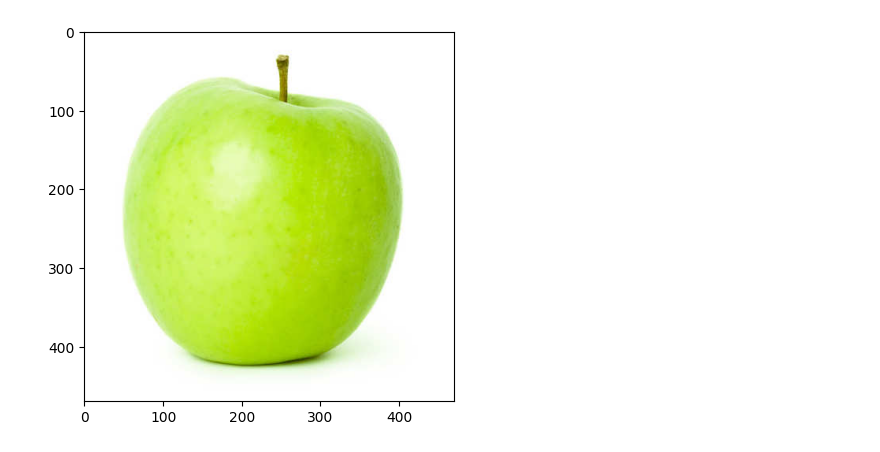
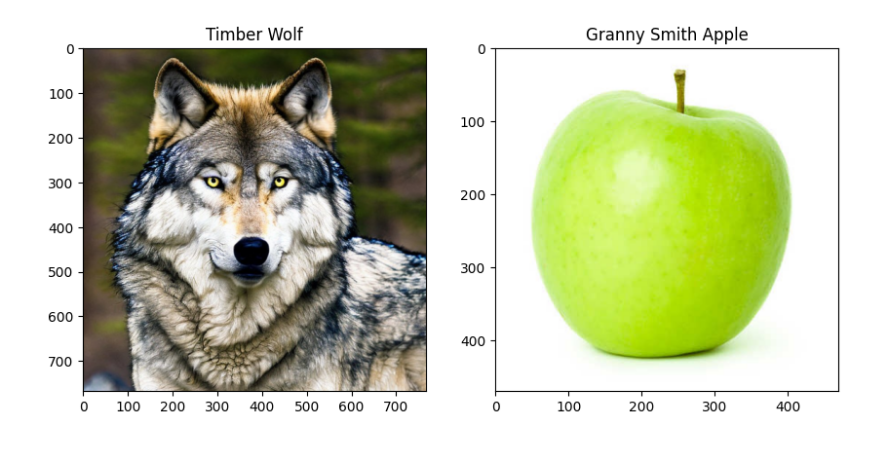
Before and after one commit to MurphLaws/BadApples, a Jupyter notebook: ImageNet.ipynb, the cells around one changed output. Saved outputs shown, nothing was run; the diff lists cells and outputs as text; code cells hidden in the pictures.

Commit message:
Added Time wolf image

```diff
--- a/ImageNet.ipynb
+++ b/ImageNet.ipynb
@@ -16,37 +16,92 @@ model = models.inception_v3(pretrained=True)
 model.eval()
 
 # Load the image
-img = Image.open("granny_smith.jpg")
-plt.imshow(img)
+img_apple = Image.open("granny_smith.jpg")
+
 
 # Preprocess the image
 preprocess = transforms.Compose([
-    transforms.Resize(299),
-    transforms.CenterCrop(299),
+    transforms.Resize(256),
     transforms.ToTensor(),
 ])
 
-img_tensor = preprocess(img)
+img_tensor_apple = preprocess(img_apple)
 
 # Add a dimension to the image tensor
 
-img_tensor.unsqueeze_(0)
+img_tensor_apple.unsqueeze_(0)
 
 # Get the class labels
 
 with open("imagenet_class_index.json") as f:
     class_idx = json.load(f)
 
+
+
+
+
+
 # Get the class labels for the image
 
-output = model(img_tensor)
+output_apple = model(img_tensor_apple)
 
 # Get the top 5 predictions
 
-_, indices = torch.sort(output, descending=True)
+_, indices_apple = torch.sort(output_apple, descending=True)
 
 # Print the top 5 predictions
 
-for idx in indices[0][:5]:
-    print(class_idx[str(idx.item())])
+
+
+
+
+
+
+
+#Rpeat the procvess for the wolf image
+
+img_wolf = Image.open("timber_wolf.jpg")
+
+# Preprocess the image
+
+img_tensor_wolf = preprocess(img_wolf)
+
+# Add a dimension to the image tensor
+
+img_tensor_wolf.unsqueeze_(0)
+
+# Get the class labels for the image
+
+output_wolf = model(img_tensor_wolf)
+
+# Get the top 5 predictions
+
+_, indices_wolf = torch.sort(output_wolf, descending=True)
+
+# Print the top 5 predictions
+
+
+#plot the wolf and apple images
+
+
+#Print the tok k predictions for the wolf and apple images
+
+print("Top 5 predictions for the wolf image:")
+for idx in indices_wolf[0][:5]:
+    print("Label: {} | Confidence: {}".format(class_idx[str(idx.item())][1], torch.softmax(output_wolf, dim=1)[0, idx].item()))
+
+print("\nTop 5 predictions for the apple image:")
+for idx in indices_apple[0][:5]:
+    print("Label: {} | Confidence: {}".format(class_idx[str(idx.item())][1], torch.softmax(output_apple, dim=1)[0, idx].item()))
+
+
+
+
+
+fig, (ax1, ax2) = plt.subplots(1, 2, figsize=(10, 8))
+ax1.imshow(img_wolf)
+ax1.set_title("Timber Wolf")
+ax2.imshow(img_apple)
+ax2.set_title("Granny Smith Apple")
+plt.show()
 # %% [output]
@@ -58 +121 @@ for idx in indices[0][:5]:
-[figure, old version]
+[figure, new version]
```
Also changed, not shown: parts of 2 cells of this notebook, 1 other file.
